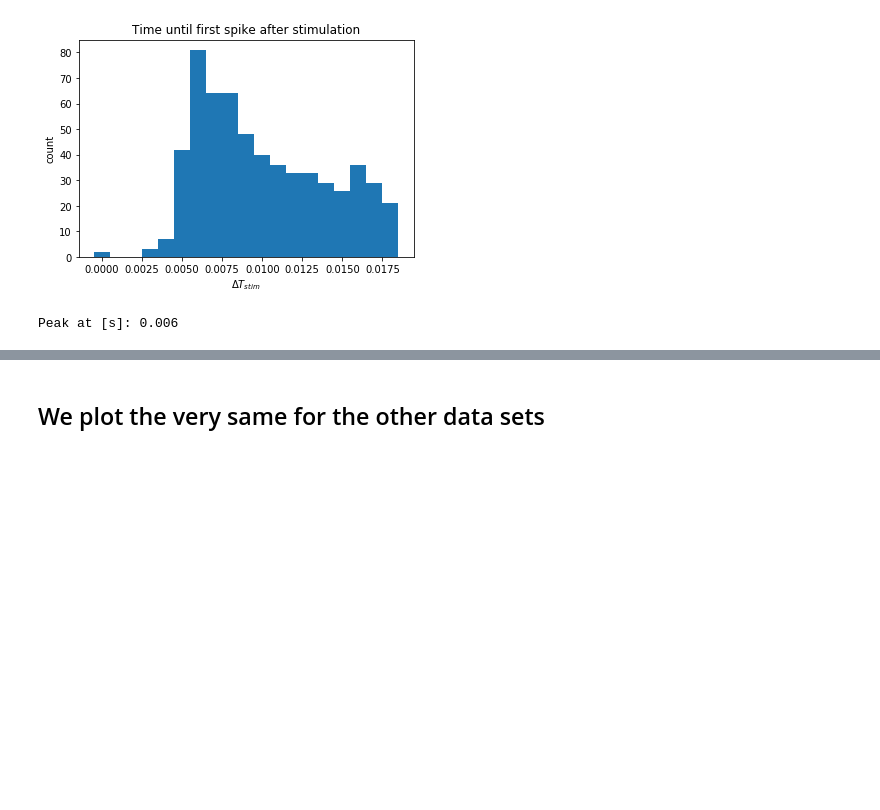
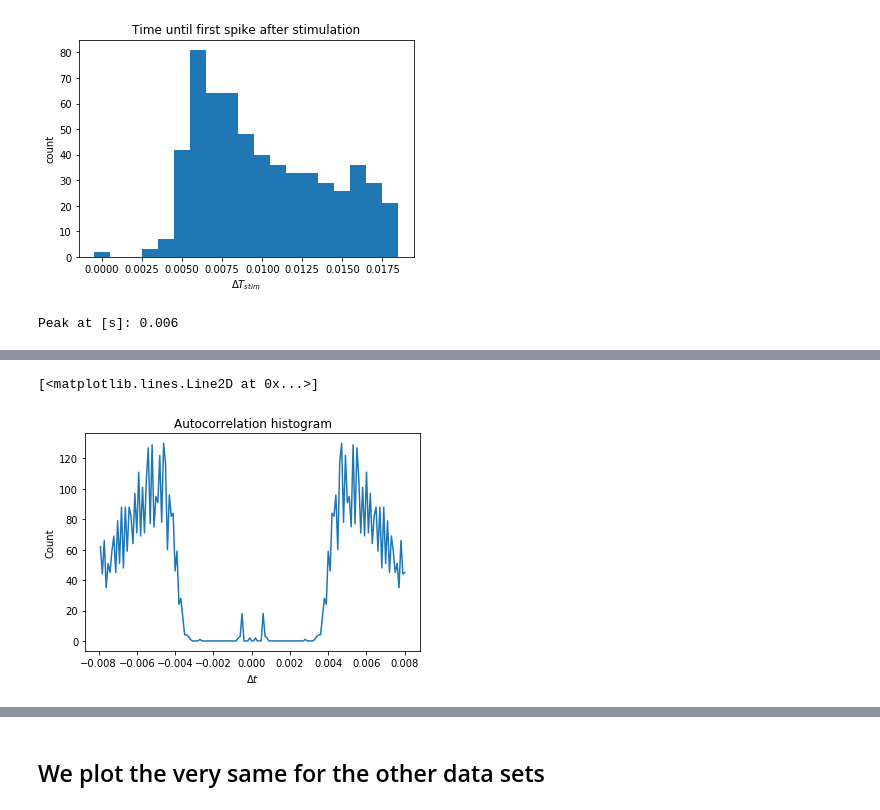
Before and after one commit to lepmik/causal-optogenetics-paper-data, a Jupyter notebook: Juxtacellular.ipynb, the cells around one changed output, grey strips where cells are left out. Saved outputs shown, nothing was run; the diff lists cells and outputs as text; code cells hidden in the pictures; blank space fills up the shorter version.

```diff
--- a/Juxtacellular.ipynb
+++ b/Juxtacellular.ipynb
@@ -229,0 +233,12 @@ No obvious relation between post-stim. and pre.stim spike can be discovered
+# %%
+cnt, bins = correlogram(spktr_juxta, auto=True, limit=0.008*pq.s, binsize=0.0001*pq.s)
+
+fig, ax = plt.subplots(1)
+ax.set_xlabel(r'$\Delta t$')
+ax.set_ylabel('Count')
+ax.set_title('Autocorrelation histogram')
+ax.plot(bins, cnt)
+#ax.set_ylim([0, 400])
+# %% [output]
+[<matplotlib.lines.Line2D at 0x...>]
+[figure, added]
```
Also changed, not shown: parts of 54 cells of this notebook.
